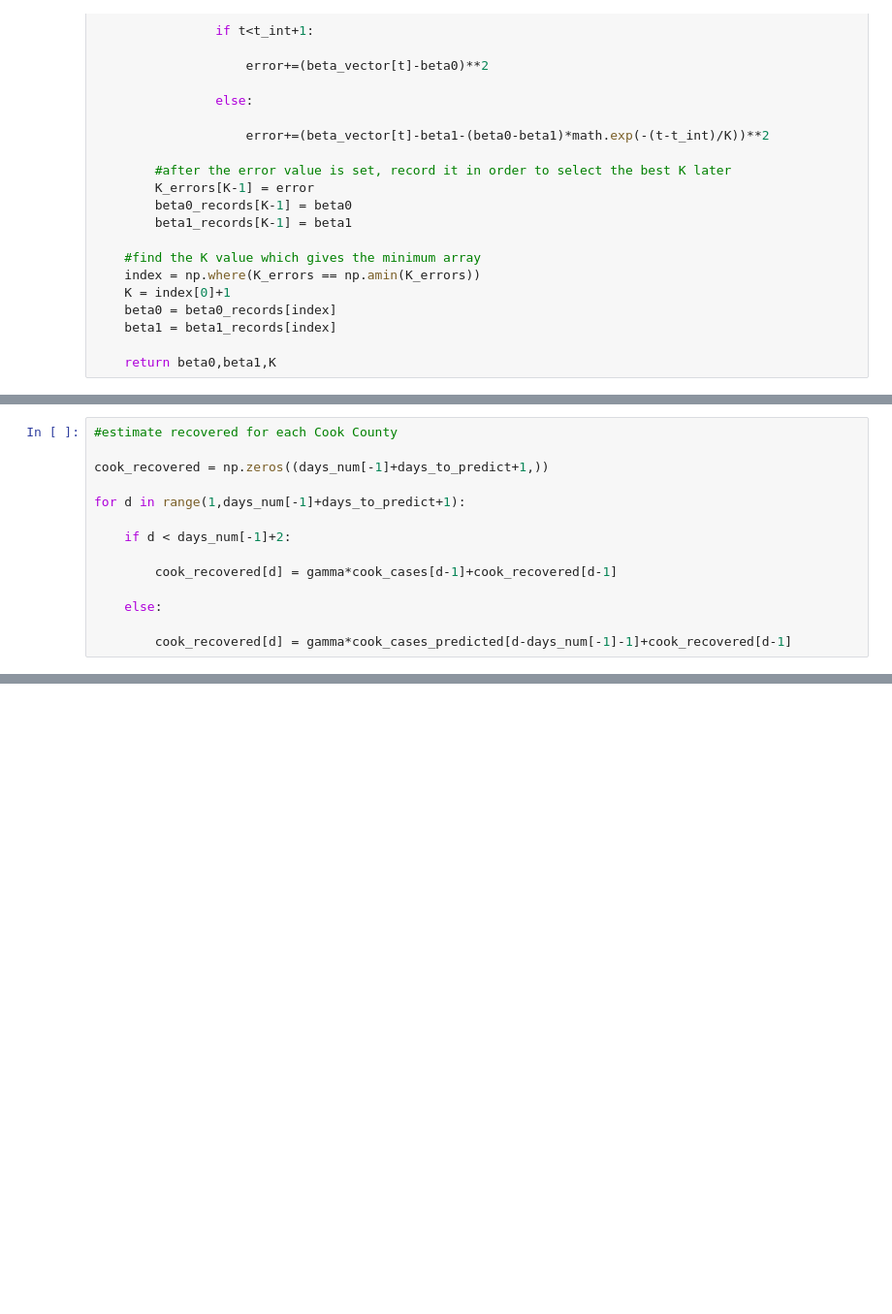
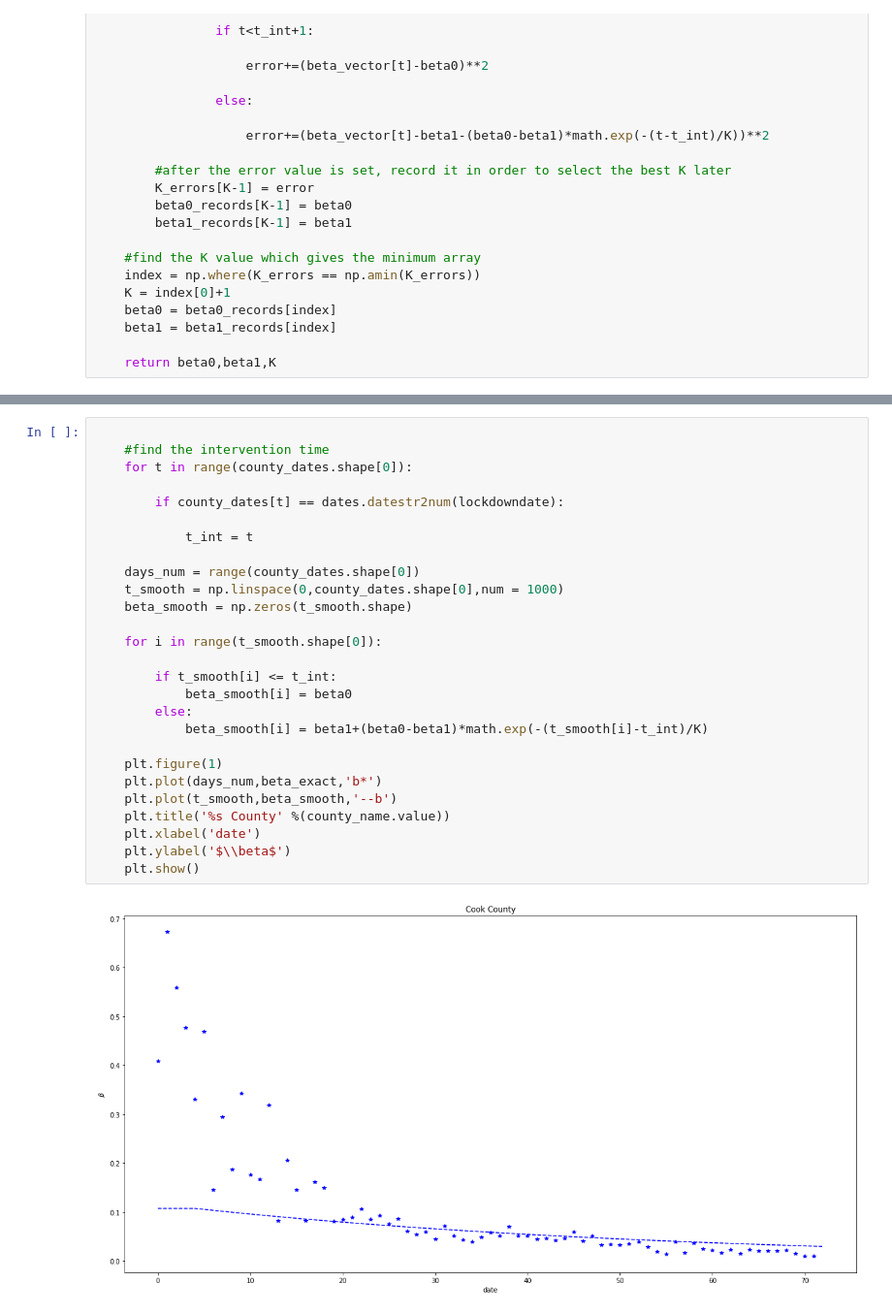
Before and after one commit to yagizolmez/Covid19, a Jupyter notebook: Covid-19.ipynb, the cells around one changed output, grey strips where cells are left out. Shown at 97% size. Cells and saved outputs as stored; diff of their text form; blank space fills up the shorter version.

```diff
--- a/Covid-19.ipynb
+++ b/Covid-19.ipynb
@@ -545,14 +192,0 @@ plt.show()
-# %%
-#estimate recovered for each Cook County
-
-cook_recovered = np.zeros((days_num[-1]+days_to_predict+1,))
-
-for d in range(1,days_num[-1]+days_to_predict+1):
-
-    if d < days_num[-1]+2:
-
-        cook_recovered[d] = gamma*cook_cases[d-1]+cook_recovered[d-1]
-
-    else:
-
-        cook_recovered[d] = gamma*cook_cases_predicted[d-days_num[-1]-1]+cook_recovered[d-1]
@@ -583,0 +251,29 @@ will_daily = np.diff(will_cases)
+# %%
+
+    #find the intervention time
+    for t in range(county_dates.shape[0]):
+
+        if county_dates[t] == dates.datestr2num(lockdowndate):
+
+            t_int = t
+
+    days_num = range(county_dates.shape[0])
+    t_smooth = np.linspace(0,county_dates.shape[0],num = 1000)
+    beta_smooth = np.zeros(t_smooth.shape)
+
+    for i in range(t_smooth.shape[0]):
+
+        if t_smooth[i] <= t_int:
+            beta_smooth[i] = beta0
+        else:
+            beta_smooth[i] = beta1+(beta0-beta1)*math.exp(-(t_smooth[i]-t_int)/K)
+
+    plt.figure(1)
+    plt.plot(days_num,beta_exact,'b*')
+    plt.plot(t_smooth,beta_smooth,'--b')
+    plt.title('%s County' %(county_name.value))
+    plt.xlabel('date')
+    plt.ylabel('$\\beta$')
+    plt.show()
+# %% [output]
+[figure, added]
```
Also changed, not shown: parts of 30 cells of this notebook, 2 other files.
